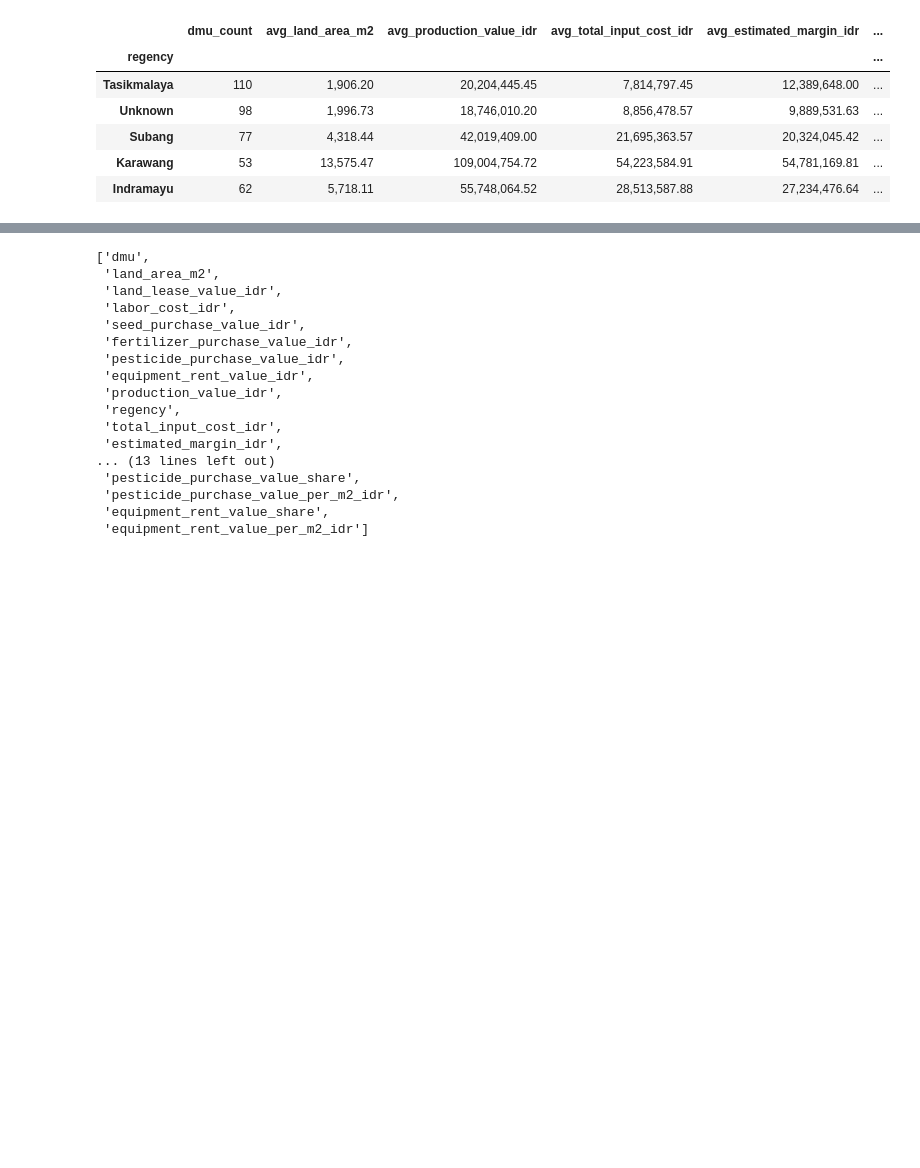
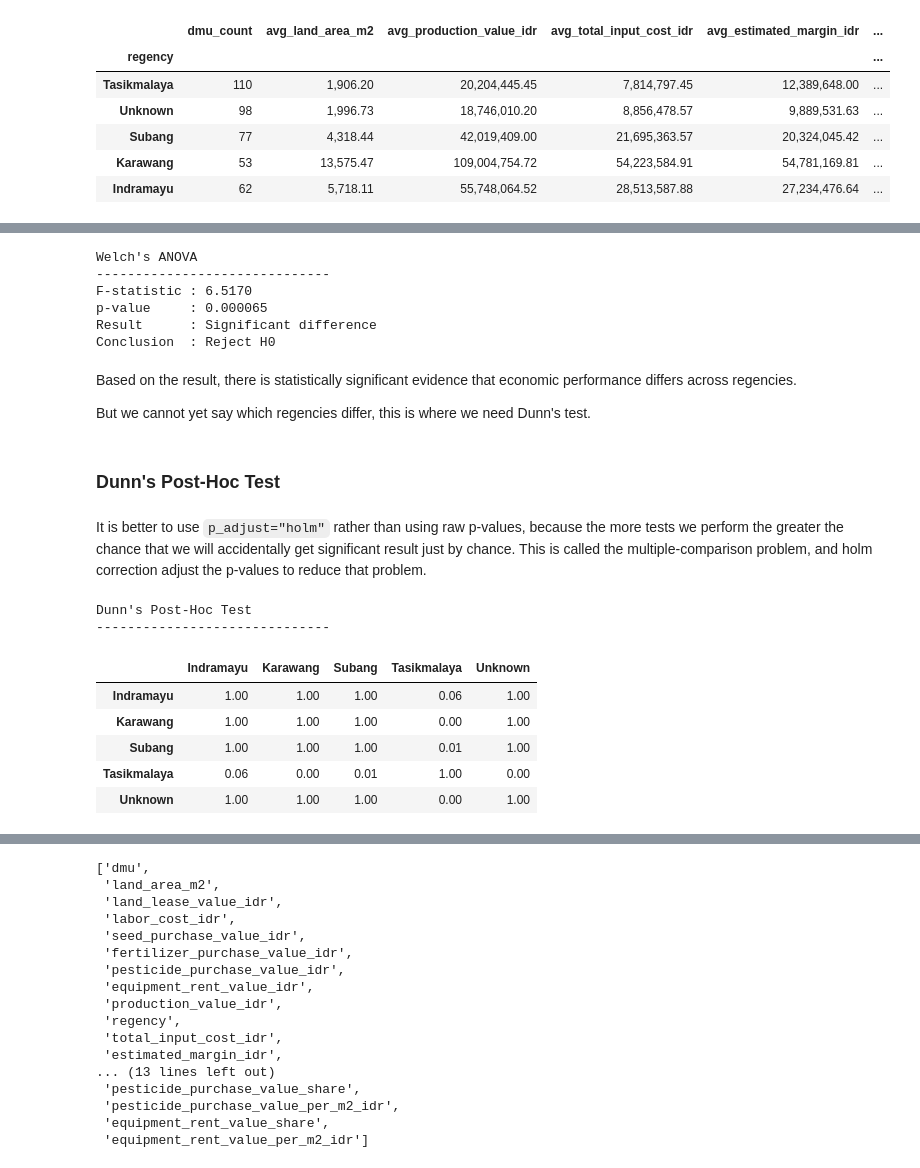
Before and after one commit to MMADUs/RSC_Analysis, a Jupyter notebook: Rice Supply Chain Analysis.ipynb, the cells around one changed output, grey strips where cells are left out. Cells and saved outputs as stored; diff of their text form; code cells hidden in the pictures; blank space fills up the shorter version.

Commit message:
feat: added statistical testing

```diff
--- a/Rice Supply Chain Analysis.ipynb
+++ b/Rice Supply Chain Analysis.ipynb
@@ -1215,0 +1114,23 @@ plt.show()
+# %%
+from scipy.stats import kruskal
+
+# estimated margin per m2 for every regency group
+regional_data = analysis_df[["regency", "estimated_margin_per_m2_idr"]].dropna()
+groups = [group["estimated_margin_per_m2_idr"].values for _, group in regional_data.groupby("regency")]
+group_names = regional_data["regency"].unique()
+
+statistic, p_value = kruskal(*groups)
+
+print("Kruskal-Wallis Test")
+print("-" * 30)
+print(f"H-statistic : {statistic:.4f}")
+print(f"p-value     : {p_value:.6f}")
+
+alpha = 0.05
+
+if p_value < alpha:
+    print("Result      : Significant difference")
+    print("Conclusion  : Reject H0")
+else:
+    print("Result      : No significant difference")
+    print("Conclusion  : Fail to reject H0")
@@ -1215,0 +1148,56 @@ plt.show()
+# %%
+from scipy.stats import f_oneway
+
+result = f_oneway(*groups, equal_var=False)
+
+print("Welch's ANOVA")
+print("-" * 30)
+print(f"F-statistic : {result.statistic:.4f}")
+print(f"p-value     : {result.pvalue:.6f}")
+
+alpha = 0.05
+
+if result.pvalue < alpha:
+    print("Result      : Significant difference")
+    print("Conclusion  : Reject H0")
+else:
+    print("Result      : No significant difference")
+    print("Conclusion  : Fail to reject H0")
+# %% [output]
+Welch's ANOVA
+------------------------------
+F-statistic : 6.5170
+p-value     : 0.000065
+Result      : Significant difference
+Conclusion  : Reject H0
+# %% [markdown]
+Based on the result, there is statistically significant evidence that economic performance differs across regencies.
+
+But we cannot yet say which regencies differ, this is where we need Dunn's test.
+# %% [markdown]
+### Dunn's Post-Hoc Test
+# %% [markdown]
+It is better to use `p_adjust="holm"` rather than using raw p-values, because the more tests we perform the greater the chance that we will accidentally get significant result just by chance. This is called the multiple-comparison problem, and holm correction adjust the p-values to reduce that problem.
+# %%
+import scikit_posthocs as sp
+
+dunn_result = sp.posthoc_dunn(
+    regional_data,
+    val_col="estimated_margin_per_m2_idr",
+    group_col="regency",
+    p_adjust="holm"
+)
+
+print("Dunn's Post-Hoc Test")
+print("-" * 30)
+
+display(dunn_result)
+# %% [output]
+Dunn's Post-Hoc Test
+------------------------------
+|  | Indramayu | Karawang | Subang | Tasikmalaya | Unknown |
+| Indramayu | 1.00 | 1.00 | 1.00 | 0.06 | 1.00 |
+| Karawang | 1.00 | 1.00 | 1.00 | 0.00 | 1.00 |
+| Subang | 1.00 | 1.00 | 1.00 | 0.01 | 1.00 |
+| Tasikmalaya | 0.06 | 0.00 | 0.01 | 1.00 | 0.00 |
+| Unknown | 1.00 | 1.00 | 1.00 | 0.00 | 1.00 |
```
Also changed, not shown: parts of 27 cells of this notebook.
